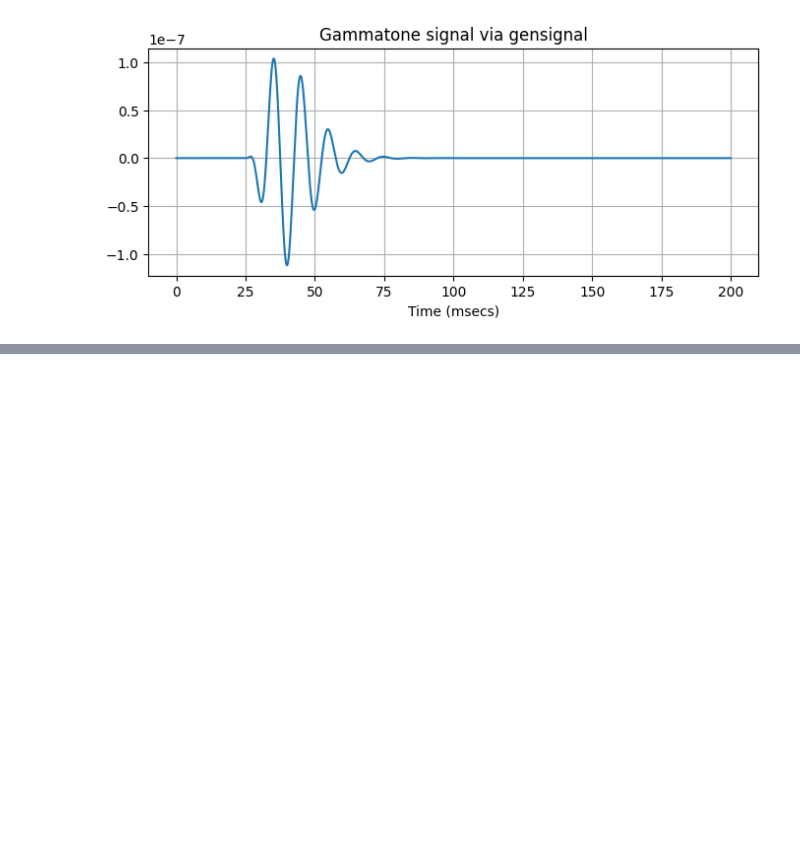
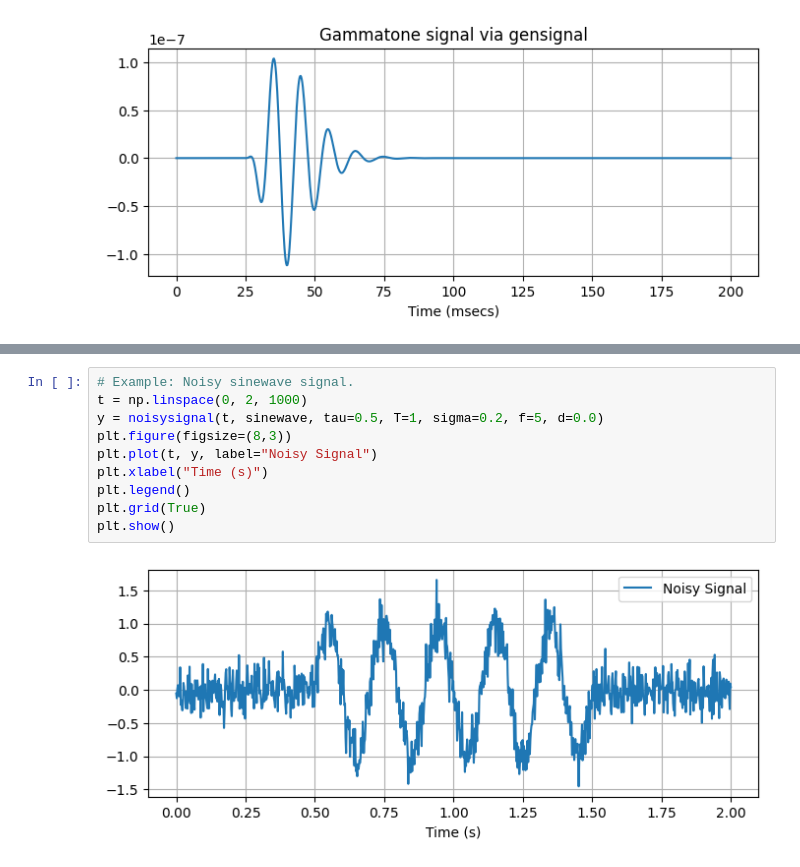
Before and after one commit to RyanL72/CSDS_364, a Jupyter notebook: Assignment_A3a/A3a_rhl72.ipynb, the cells around one changed output, grey strips where cells are left out. Cells and saved outputs as stored; diff of their text form; blank space fills up the shorter version.

```diff
--- a/Assignment_A3a/A3a_rhl72.ipynb
+++ b/Assignment_A3a/A3a_rhl72.ipynb
@@ -96,0 +135,12 @@ plt.show()
+# %%
+# Example: Noisy sinewave signal.
+t = np.linspace(0, 2, 1000)
+y = noisysignal(t, sinewave, tau=0.5, T=1, sigma=0.2, f=5, d=0.0)
+plt.figure(figsize=(8,3))
+plt.plot(t, y, label="Noisy Signal")
+plt.xlabel("Time (s)")
+plt.legend()
+plt.grid(True)
+plt.show()
+# %% [output]
+[figure, added]
```
Also changed, not shown: parts of 36 cells of this notebook, 4 other files.
